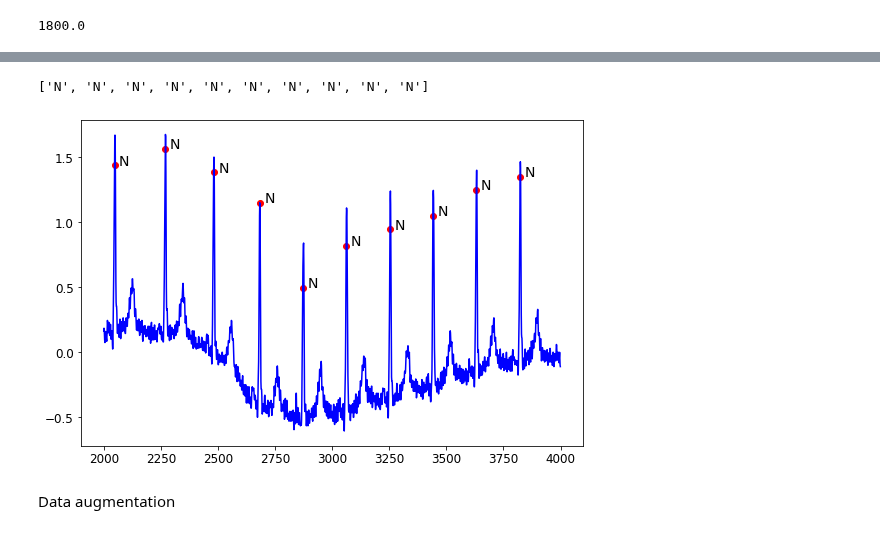
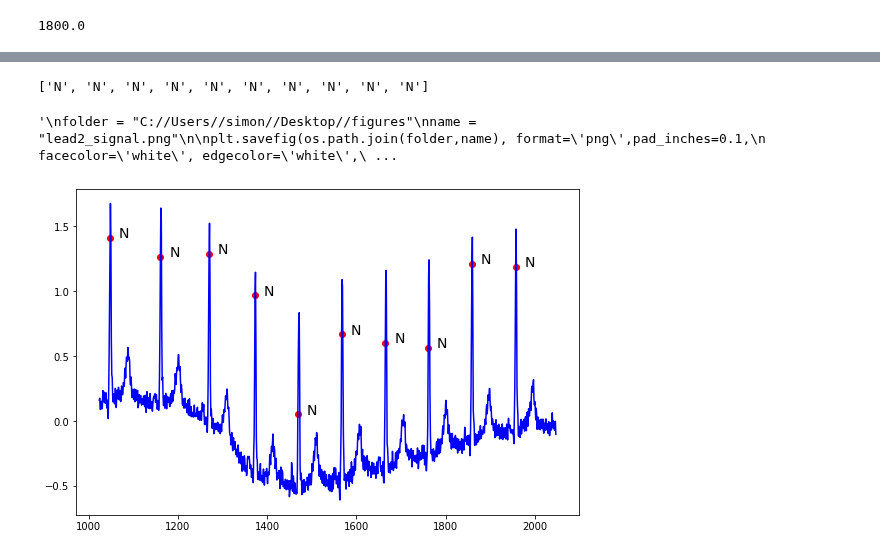
Before and after one commit to simonetome/Heartbeat-NSV-classification, a Jupyter notebook: DatasetAnalysis.ipynb, the cells around one changed output, grey strips where cells are left out. Drawn from its saved outputs; the diff is of its cells as text; code cells hidden in the pictures.

```diff
--- a/DatasetAnalysis.ipynb
+++ b/DatasetAnalysis.ipynb
@@ -60,3 +56,10 @@ else:
+# %%
+#IF local runtime used -> Set os.cwd as google drive volume , mounted locally
+os.chdir('G:\Il mio Drive')
+cwd = os.getcwd()
+cwd = os.path.join(cwd,'Colab2022/AppliedAI/FinalAssignment')
+os.chdir(cwd)
+dataset_folder = os.path.join(cwd,'training_set_dir')
 # %%
 def load_data(sample_prefix, input_dir):    # everything is returned as a numpy array which is easier to manipulate
     label_filepath = os.path.join(input_dir, sample_prefix + '_ann.mat')
@@ -158,6 +161,32 @@ df.head()
 | 2 | S003 | [-0.5600001215934753, -0.57822585... | [0.4300000071525574, 0.4723737835... | [177, 408, 636, 769, 1048, 1275, ... | 128 | [N, N, N, S, N, N, S, N, N, S, N,... |
 | 3 | S004 | [-0.460000216960907, -0.476524084... | [0.5600000023841858, 0.6865580081... | [191, 435, 681, 925, 1169, 1417, ... | 128 | [N, N, N, N, N, N, N, N, N, N, N,... |
 | 4 | S005 | [-0.27000004053115845, -0.5269216... | [-0.019999966025352478, 0.0370603... | [52, 248, 439, 632, 826, 1021, 12... | 128 | [N, N, N, N, N, N, N, N, N, N, N,... |
+# %%
+# because of the curse of dimensionality --> undersampling
+
+from scipy.signal import resample
+
+ids_128 = df[df['frequencies'] == 128].index.tolist() # 65 signals are sampled using fs = 128
+ids_250 = df[df['frequencies'] == 250].index.tolist() # 65 signals are sampled using fs = 128
+sampled_len =  len(df.iloc[ids_250[0]]['ecg_lead_1'])
+resampled_len = len(df.iloc[ids_128[0]]['ecg_lead_1'])
+
+for id in tqdm(ids_250):
+    row = df.iloc[id]
+    # first lead
+    signal = np.asarray(row['ecg_lead_1']).astype(np.float32)
+    resampled_1 = resample(signal,resampled_len)
+
+    # second lead
+
+    signal = np.asarray(row['ecg_lead_2']).astype(np.float32)
+    resampled_2 = resample(signal,resampled_len)
+
+    df.iloc[id]['ecg_lead_1'] = resampled_1.tolist()
+    df.iloc[id]['ecg_lead_2'] = resampled_2.tolist()
+
+    for i,p in enumerate(list(df.iloc[id]['peaks'])):
+        df.iloc[id]['peaks'][i] = int(resampled_len * p/sampled_len)
 # %%
 # analysis of RR distance RR[1] = distance between peak 1 and peak 0 (not defined for the first peak)
 # do that for each signal and check significative differences for each peak label
@@ -564,10 +591,10 @@ plt.savefig(os.path.join(folder,name), format='png',pad_inches=0.1,
 # plot signal
 from scipy.fft import fft, fftfreq
 
-def plot_signal(df,id,starting,length):
+def plot_signal(df,id,starting,length, title = ''):
     fig,ax1 = plt.subplots()
     fig.set_size_inches(9, 6)
-
+    ax1.set_title(title)
 
     signal = df.iloc[id]
 
@@ -591,34 +618,35 @@ def plot_signal(df,id,starting,length):
             p_amplitudes_second.append(signal['ecg_lead_2'][p])
             labels.append(signal['labels'][i])
 
     ax1.scatter(peaks,p_amplitudes_second,color='red')
     # peak at 0.0625 Hz
     N = length
     T = 1.0 / 250.0
     x = np.linspace(0.0, N*T, N, endpoint=False)
     x_ = list(range(length))
     y = np.sin(0.0625 * 2.0*np.pi*x)
 
     #ax2.plot(x_,y,color='green')
 
     offset = 20
 
     for i, txt in enumerate(labels):
         ax1.annotate(txt, (peaks[i]+offset, p_amplitudes_second[i]),size = 14)
 
     print(labels)
     #plt.show()
 
-plot_signal(df,70,2000,4000)
+plot_signal(df,70,1024,2048)
 
+'''
 folder = "C://Users//simon//Desktop//figures"
 name = "lead2_signal.png"
 
 plt.savefig(os.path.join(folder,name), format='png',pad_inches=0.1,
         facecolor='white', edgecolor='white',
        )
+'''
 # %% [output]
 ['N', 'N', 'N', 'N', 'N', 'N', 'N', 'N', 'N', 'N']
+'\nfolder = "C://Users//simon//Desktop//figures"\nname = "lead2_signal.png"\n\nplt.savefig(os.path.join(folder,name), format=\'png\',pad_inches=0.1,\n        facecolor=\'white\', edgecolor=\'white\',\ ...
-[figure, old version]
+[figure, new version]
-# %% [markdown]
-Data augmentation
```
Also changed, not shown: parts of 18 cells of this notebook.
